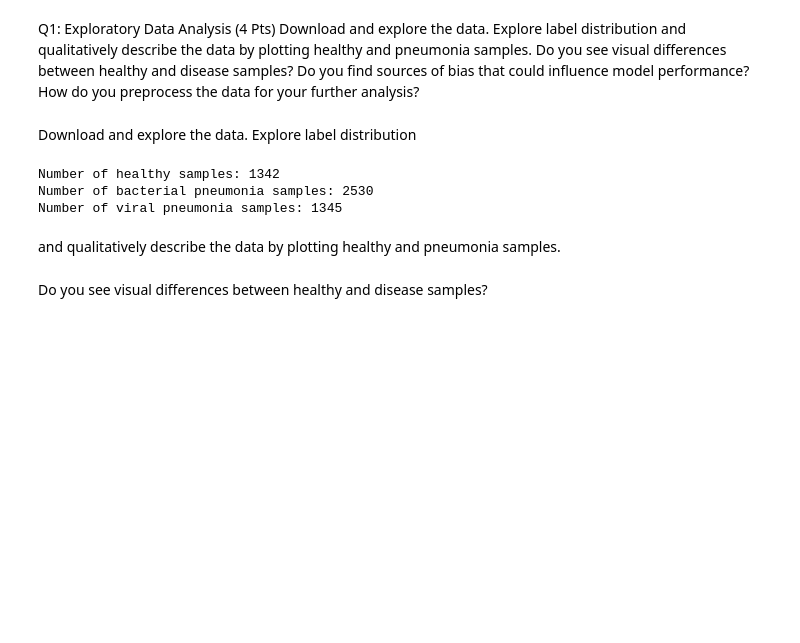
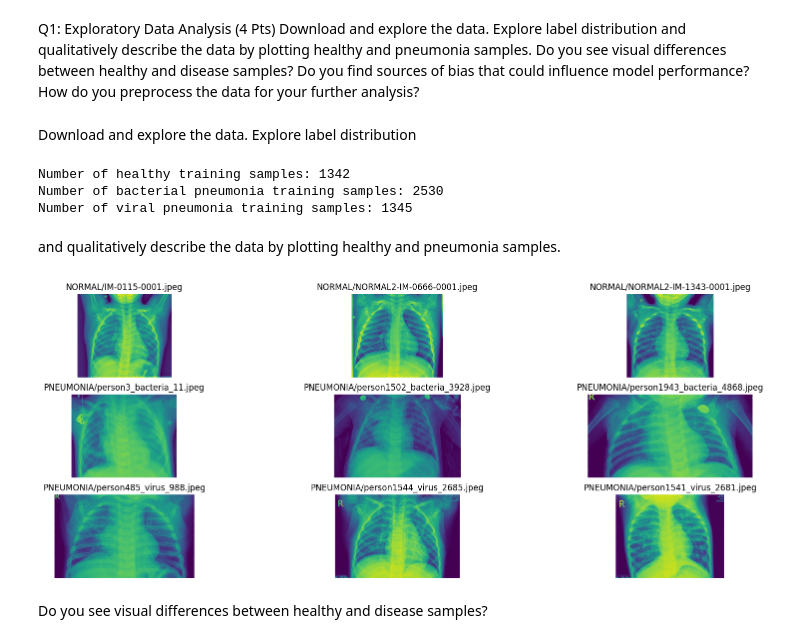
Before and after one commit to impossibleobject/23fs_mlhc_p1, a Jupyter notebook: part2.ipynb, the cells around one changed output. Cells and saved outputs as stored; diff of their text form; code cells hidden in the pictures; blank space fills up the shorter version.

```diff
--- a/part2.ipynb
+++ b/part2.ipynb
@@ -16,10 +22,10 @@ Download and explore the data. Explore label distribution
 def count_samples(dir_path, filter_phrase=""):
     count = 0
     # Iterate directory
-    for path in os.listdir(dir_path):
+    for PATH in os.listdir(dir_path):
         # check if current path is a file
-        if os.path.isfile(os.path.join(dir_path, path)):
-            if filter_phrase in os.path.basename(path):
+        if os.path.isfile(os.path.join(dir_path, PATH)):
+            if filter_phrase in os.path.basename(PATH):
                 count += 1
     #account for duplicate Identifier files
     return int(count/2)
@@ -31,11 +37,45 @@ print(f"Number of bacterial pneumonia training samples: {count_samples(r'chest_x
 phrase = "virus"
 print(f"Number of viral pneumonia training samples: {count_samples((r'chest_xray/train/PNEUMONIA'), phrase)}")
 # %% [output]
-Number of healthy samples: 1342
-Number of bacterial pneumonia samples: 2530
-Number of viral pneumonia samples: 1345
+Number of healthy training samples: 1342
+Number of bacterial pneumonia training samples: 2530
+Number of viral pneumonia training samples: 1345
 # %% [markdown]
 and qualitatively describe the data by plotting healthy and pneumonia samples.
+# %%
+def plot_image_rows(file_names, columns=3):
+    #plot images corresponding to list of file names in a horizontal row
+    plt.figure(figsize=(20,10))
+
+    for i, name in enumerate(file_names):
+        #create subplots to match grid
+        plt.subplot(len(file_names) // columns + 1, columns, i + 1)
+        plt.imshow(plt.imread(name))
+        plt.axis('off')
+        #get title
+        title = str.split(name, '/')
+        plt.title(title[2] + "/" + title[3])
+
+
+BASEPATH_0 = "chest_xray/train/NORMAL/"
+BASEPATH_1 = "chest_xray/train/PNEUMONIA/"
+file_names = [
+    BASEPATH_0 + "IM-0115-0001.jpeg",
+    BASEPATH_0 + "NORMAL2-IM-0666-0001.jpeg",
+    BASEPATH_0 + "NORMAL2-IM-1343-0001.jpeg",
+
+    BASEPATH_1 + "person3_bacteria_11.jpeg",
+    BASEPATH_1 + "person1502_bacteria_3928.jpeg",
+    BASEPATH_1 + "person1943_bacteria_4868.jpeg",
+
+    BASEPATH_1 + "person485_virus_988.jpeg",
+    BASEPATH_1 + "person1544_virus_2685.jpeg",
+    BASEPATH_1 + "person1541_virus_2681.jpeg",
+]
+
+plot_image_rows(file_names)
+# %% [output]
+[figure, added]
 # %% [markdown]
 Do you see visual differences between healthy and disease samples?
 # %% [markdown]
```
Also changed, not shown: parts of 4 cells of this notebook, 2 other files.
